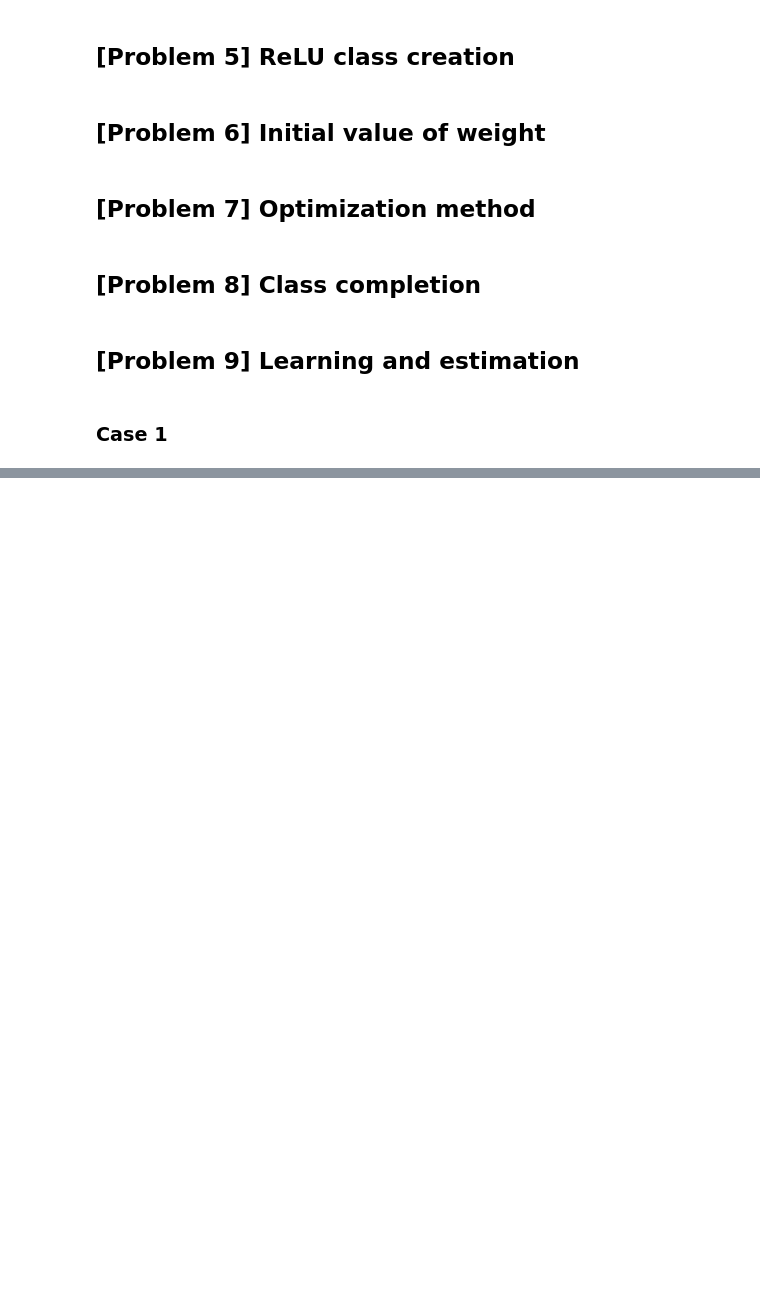
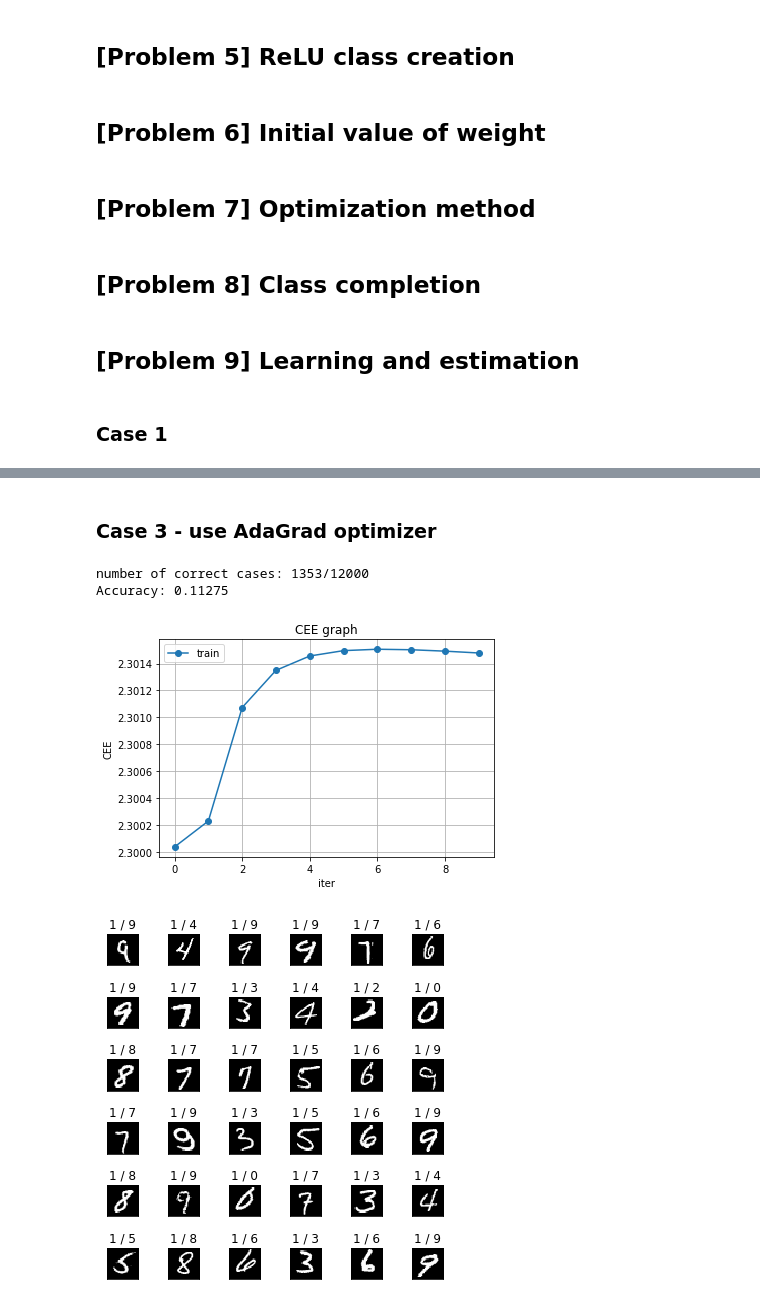
Before and after one commit to goriummaximum/diveintocode-ml, a Jupyter notebook: Sprints/sprint10-DNN/dnn.ipynb, the cells around one changed output, grey strips where cells are left out. Cells and saved outputs as stored; diff of their text form; code cells hidden in the pictures; blank space fills up the shorter version.

```diff
--- a/Sprints/sprint10-DNN/dnn.ipynb
+++ b/Sprints/sprint10-DNN/dnn.ipynb
@@ -474,0 +499,23 @@ draw_fault(y_pred, np.argmax(y_val, axis=1))
+# %% [markdown]
+<h3>Case 3 - use AdaGrad optimizer</h3>
+# %%
+dnn_3 = ScratchDeepNeuralNetrowkClassifier(
+                hidden_layers=[400,200],
+                hidden_activations=['relu', 'relu'],
+                hidden_initializers=['he', 'he'],
+                sigma=0.01,
+                optimizer='adagrad',
+                layer_type=None,
+                batch_size=batch_size,
+                epochs=epochs,
+                lr=0.05,
+                seed=69,
+                verbose=False
+)
+
+handler(dnn_3, X_train, y_train, X_val, y_val, epochs)
+# %% [output]
+number of correct cases: 1353/12000
+Accuracy: 0.11275
+[figure, added]
+[figure, added]
```
Also changed, not shown: parts of 15 cells of this notebook.
